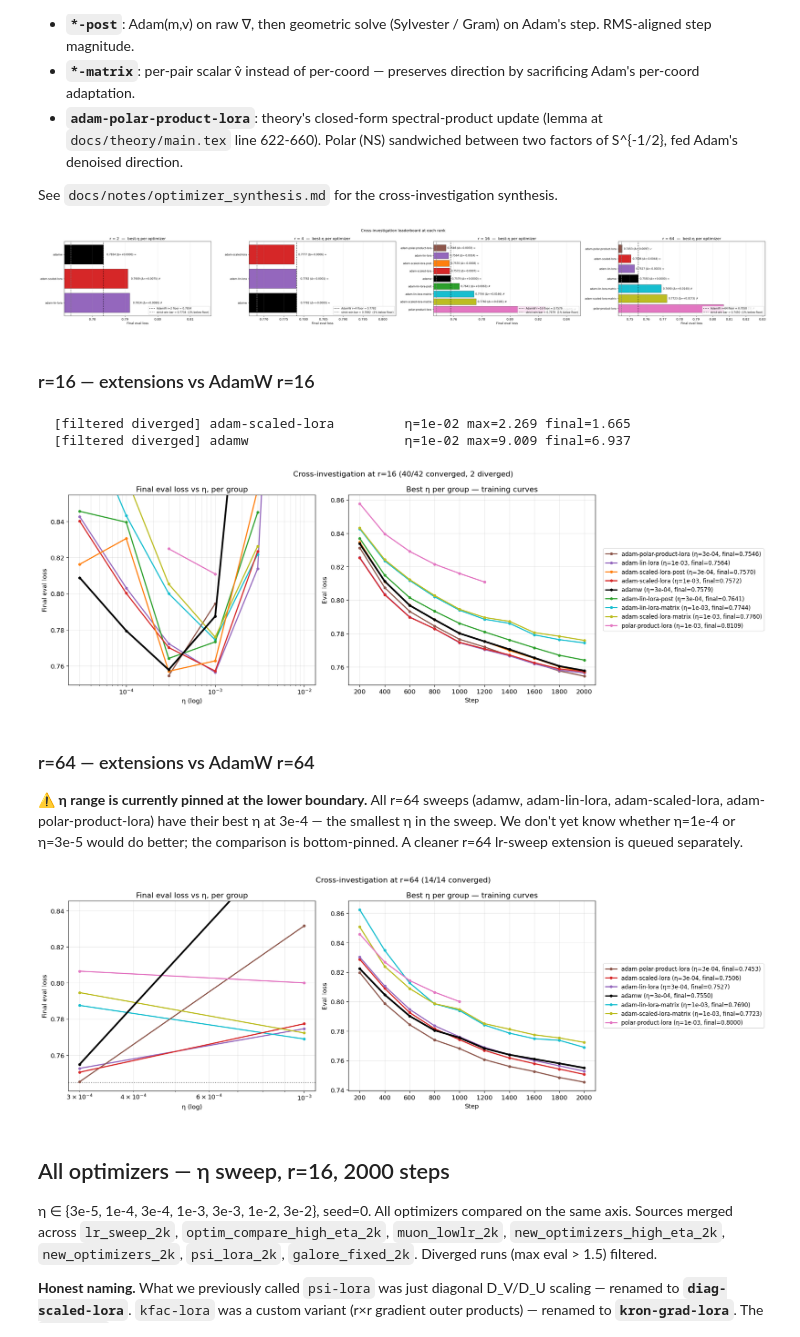
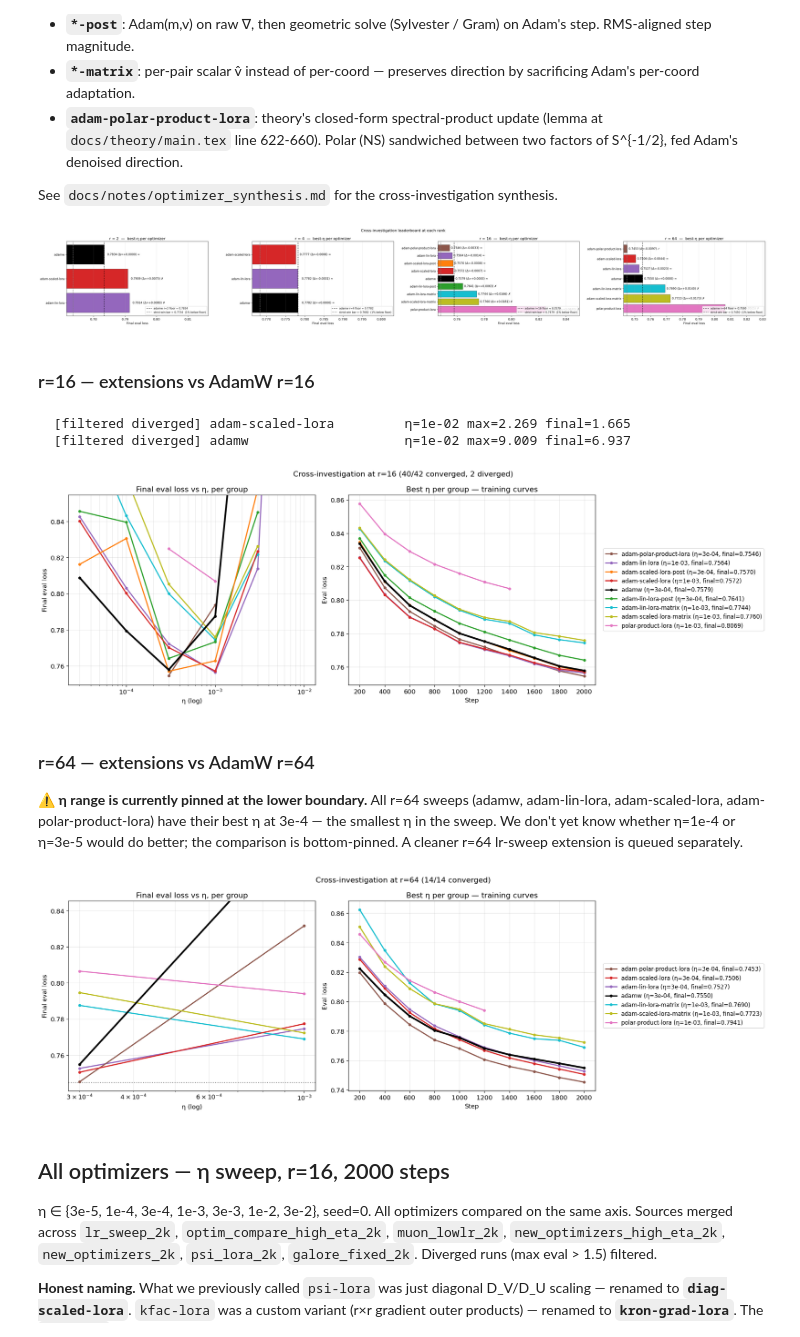
Before and after one commit to nikhilgsh/lora-optimizers, a Jupyter notebook: notebooks/sweep_analysis.ipynb, the cells around one changed output. Cells and saved outputs as stored; diff of their text form; code cells hidden in the pictures.

```diff
--- a/notebooks/sweep_analysis.ipynb
+++ b/notebooks/sweep_analysis.ipynb
@@ -61,11 +62,11 @@ Cross-investigation leaderboard for the lin/scaled-lora extensions:
 See `docs/notes/optimizer_synthesis.md` for the cross-investigation synthesis.
 # %%
 # Cross-investigation: H4 *-Post + H5 matrix-Adam + Polar-Product variants.
-# Uses the standard plot_utils loading pipeline.
 EXT_SOURCES = (
     "polar_product_eta1e3_2k", "polar_product_2k",
     "h4_post_rmsalign_2k", "h4_post_2k",
     "h5_matrix_r64_2k", "h5_matrix_2k",
+    "r64_eta_sweep_extension_2k",
     "h3_rsweep_2k",
     "optim_compare_high_eta_2k", "lr_sweep_2k",
 )
@@ -96,89 +97,44 @@ for cfg, evs in ext_runs:
     fl = evs[-1]["eval_loss"]
     if k not in best or fl < best[k][2]:
         best[k] = (cfg, evs, fl)
-adamw_floor = {r: best[("adamw", r)][2] for (opt, r) in best if opt == "adamw"}
 
 EXT_COLORS = {
     "adamw":                       "black",
     "adam-lin-lora":               "#9467bd",
     "adam-scaled-lora":            "#d62728",
     "adam-lin-lora-post":          "#2ca02c",
     "adam-scaled-lora-post":       "#ff7f0e",
     "adam-lin-lora-matrix":        "#17becf",
     "adam-scaled-lora-matrix":     "#bcbd22",
     "adam-polar-product-lora":     "#8c564b",
     "polar-product-lora":          "#e377c2",
 }
+adamw_floor = {r: best[("adamw", r)][2] for (opt, r) in best if opt == "adamw"}
 
-# Visual summary: horizontal bar chart of final eval per (optimizer, r),
-# faceted by rank, sorted ascending. AdamW bars in black so the baseline
-# pops; strict-win bar (1% below AdamW floor) marked as a dashed line.
-ranks = sorted(adamw_floor)
-fig, axes = plt.subplots(1, len(ranks), figsize=(9 * len(ranks), 5),
-                          sharex=False)
-if len(ranks) == 1:
-    axes = [axes]
-for ax, r_target in zip(axes, ranks):
-    floor = adamw_floor[r_target]
-    rows = sorted(
-        ((opt, fl) for ((opt, r), (cfg, evs, fl)) in best.items() if r == r_target),
-        key=lambda x: x[1], reverse=True,  # so smallest eval is at the TOP of the bar chart
-    )
-    opts = [r[0] for r in rows]
-    losses = [r[1] for r in rows]
-    colors = [EXT_COLORS.get(o, "grey") for o in opts]
-    bars = ax.barh(range(len(opts)), losses, color=colors, edgecolor="black", linewidth=0.5)
-    # Annotate Δ to floor on each bar.
-    for i, (opt, fl) in enumerate(rows):
-        delta = fl - floor
-        flag = "✓" if delta < -0.005 else ("≈" if abs(delta) < 0.005 else "✗")
-        ax.text(fl + 0.001, i, f"{fl:.4f} (Δ={delta:+.4f}) {flag}", va="center", fontsize=9)
-    ax.axvline(floor, color="black", lw=2, ls=":", label=f"AdamW r={r_target} floor = {floor:.4f}")
-    ax.axvline(floor - 0.01, color="grey", lw=1.5, ls="--",
-               label=f"strict-win bar = {floor - 0.01:.4f}  (1% below floor)")
-    ax.set_yticks(range(len(opts)))
-    ax.set_yticklabels(opts, fontsize=9)
-    ax.set_xlabel("Final eval loss")
-    ax.set_title(f"r = {r_target}  —  best-η per optimizer")
-    ax.legend(loc="lower right", fontsize=9)
-    ax.grid(True, axis="x", alpha=0.3)
-    # Padding so annotations don't get clipped.
-    xmin = min(losses + [floor - 0.012])
-    xmax = max(losses) + 0.025
-    ax.set_xlim(xmin, xmax)
-
-fig.suptitle("Cross-investigation leaderboard at each rank")
-fig.tight_layout()
+plot_leaderboard_by_rank(best, baseline_optimizer="adamw",
+                          color_map=EXT_COLORS,
+                          suptitle="Cross-investigation leaderboard at each rank")
 plt.show()
 
 
 def _plot_one_rank(r_target):
-    """2-panel sweep figure (η-vs-final | best-η trajectory) for one rank.
-    AdamW lines bumped to thick black so the baseline is visually distinct.
-    """
+    """2-panel sweep figure for a single rank. AdamW thick-black handled
+    automatically by two_panel_sweep_figure (uniform across all sections)."""
     floor = adamw_floor[r_target]
     runs_at_r = [(c, e) for c, e in ext_runs if c["_lora_r"] == r_target]
-    fig, axes, n_keep, n_drop = two_panel_sweep_figure(
+    return two_panel_sweep_figure(
         runs_at_r,
         group_key_fn=lambda c: c["optimizer"],
         color_map=EXT_COLORS,
         suptitle=f"Cross-investigation at r={r_target}",
         hlines=[
             (f"strict-win bar = {floor - 0.01:.4f}  (1% below AdamW r={r_target} floor {floor:.4f})",
              floor - 0.01, "grey"),
         ],
         label_fn=lambda c: f"{c['optimizer']:<24s} η={c['lr']:.0e}",
     )
-    for ax in axes:
-        for line in ax.get_lines():
-            label = line.get_label() or ""
-            if label.startswith("adamw"):
-                line.set_linewidth(3.0)
-                line.set_color("black")
-                line.set_zorder(10)
-    return fig
 # %% [output]
-[figure, old version]
+[figure, new version]
 # %% [markdown]
 ### r=16 — extensions vs AdamW r=16
 # %%
@@ -187,7 +143,7 @@ plt.show()
 # %% [output]
   [filtered diverged] adam-scaled-lora         η=1e-02 max=2.269 final=1.665
   [filtered diverged] adamw                    η=1e-02 max=9.009 final=6.937
-[figure, old version]
+[figure, new version]
 # %% [markdown]
 ### r=64 — extensions vs AdamW r=64
 
@@ -200,7 +156,7 @@ r=64 lr-sweep extension is queued separately.
 _plot_one_rank(64)
 plt.show()
 # %% [output]
-[figure, old version]
+[figure, new version]
 # %% [markdown]
 ## All optimizers — η sweep, r=16, 2000 steps
 
```
Also changed, not shown: parts of 4 cells of this notebook, 2 other files.
